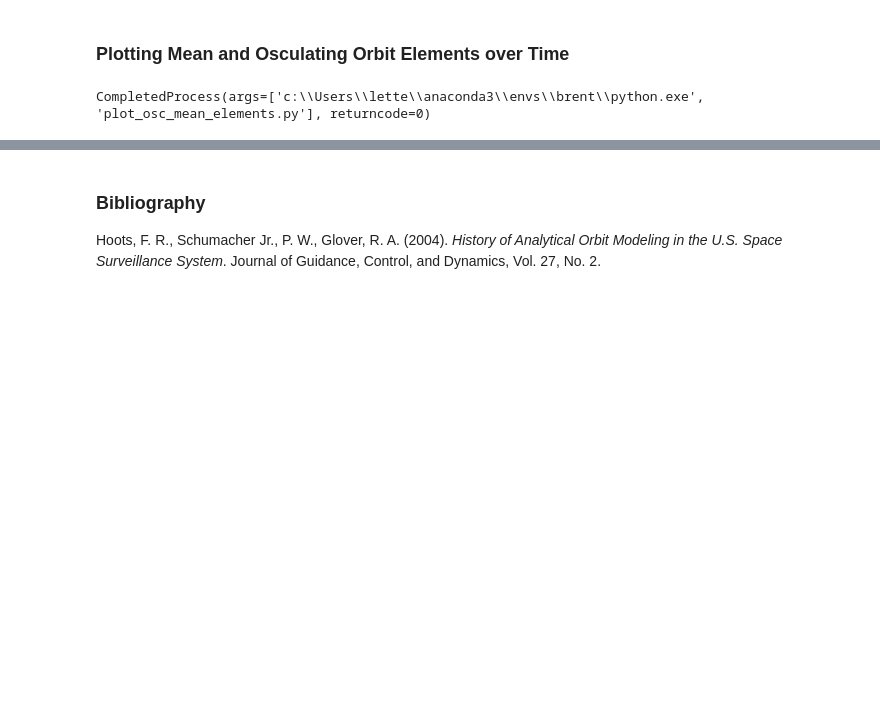
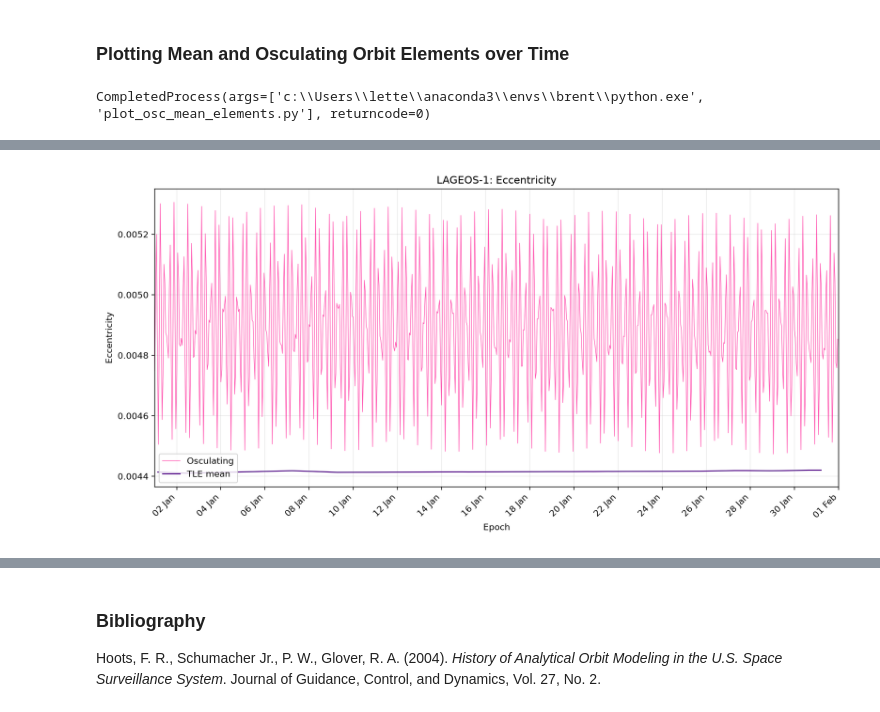
Before and after one commit to ada-gmr24/brent, a Jupyter notebook: experiments/02_mean_osculating_elements.ipynb, the cells around one changed output, grey strips where cells are left out. Cells and saved outputs as stored; diff of their text form; code cells hidden in the pictures; blank space fills up the shorter version.

```diff
--- a/experiments/02_mean_osculating_elements.ipynb
+++ b/experiments/02_mean_osculating_elements.ipynb
@@ -278,0 +284,4 @@ CompletedProcess(args=['c:\\Users\\lette\\anaconda3\\envs\\brent\\python.exe', '
+# %%
+display(Image(filename="figures/e_lageos1.png", width=800))
+# %% [output]
+[figure, added]
```
Also changed, not shown: parts of 5 cells of this notebook, 2 other files.
